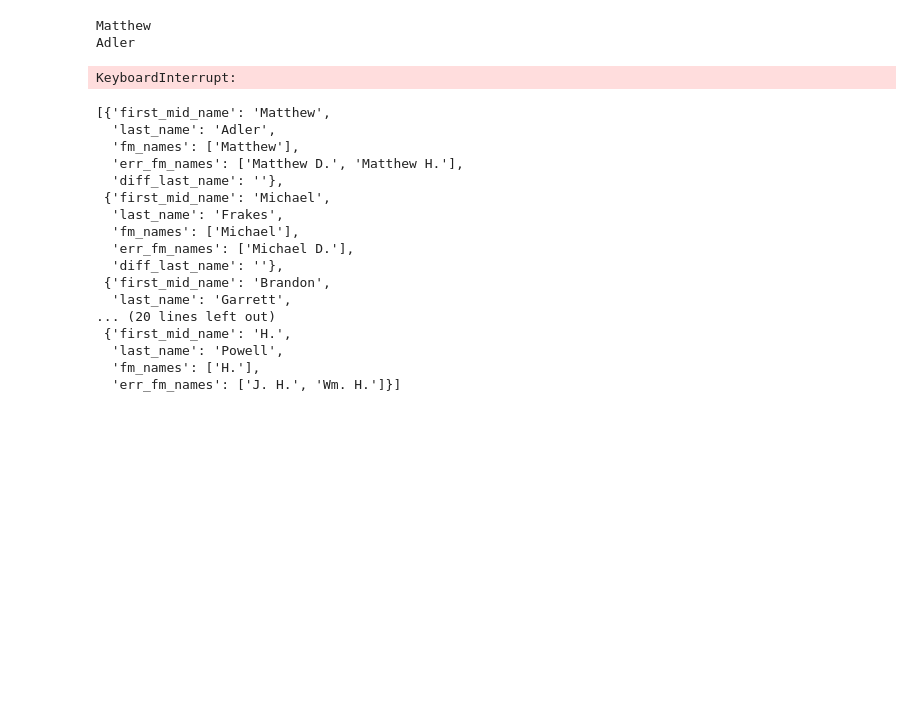
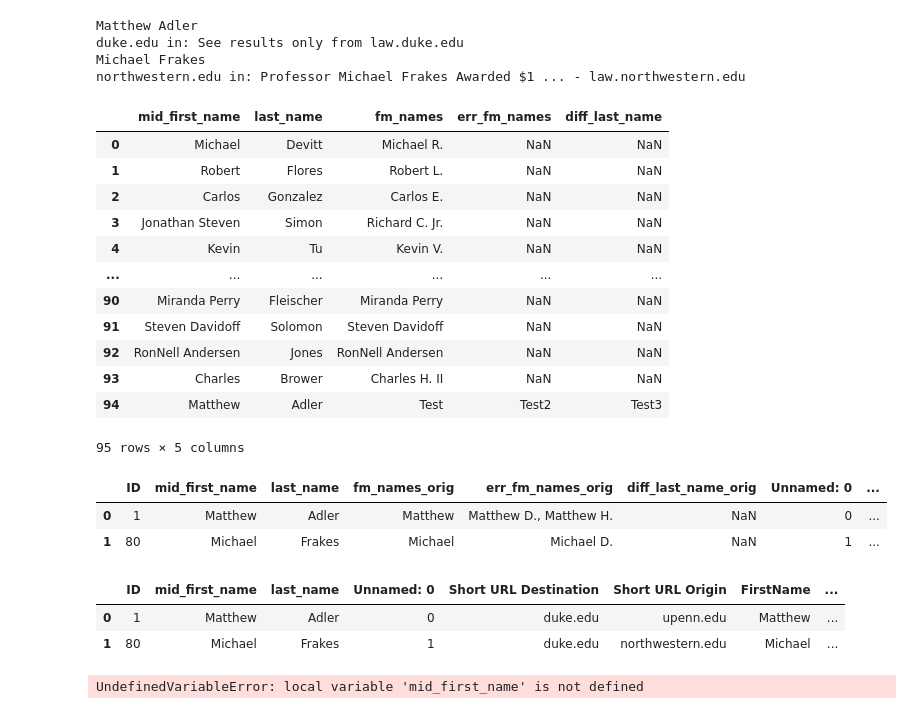
Before and after one commit to martinbolger/hein_scraping, a Jupyter notebook: code/hein_alt_name_data_creation_notebook.ipynb, the cells around one changed output. Saved outputs shown, nothing was run; the diff lists cells and outputs as text; code cells hidden in the pictures; blank space fills up the shorter version.

Commit message:
[Modify] Adds name mod merge step to the notebook.

```diff
--- a/code/hein_alt_name_data_creation_notebook.ipynb
+++ b/code/hein_alt_name_data_creation_notebook.ipynb
@@ -66,7 +66,7 @@ data = lateral
 # Create a list to store the alternate name data
 alt_names_data = []
 # Create the alt-names dataset
-alt_names_columns = ["first_mid_name", "last_name", "fm_names", "err_fm_names", "diff_last_name"]
+alt_names_columns = ["ID", "mid_first_name", "last_name", "fm_names", "err_fm_names", "diff_last_name"]
 # Add the names back into the dataframe of alternate names
 df_alt_names = pd.DataFrame(columns = alt_names_columns)
 # %%
@@ -94,12 +94,8 @@ for i in range(len(data)):
         print('File for ' + full_name + ' has already been created.')
         continue
 
-    # Initilization
-    # page_name = []
-    # err_fm_names = []
-    # df_sub = pd.DataFrame()
-    print(mid_first_name)
-    print(last_name)
+    # Print the name that we are considering
+    print(full_name)
 
     # Search by author to find potential alternative first and middle names:
     fm_names, err_fm_names = search_names(mid_first_name, last_name, school_url, driver, g_driver)
@@ -107,34 +103,40 @@ for i in range(len(data)):
 
     # Create a list of values to append to the dataframe
     # We convert fm_names and err_fm_names to lists of strings during this step
-    values_alt_names = [mid_first_name, last_name, fm_names, err_fm_names]
+    values_alt_names = [prof_id, mid_first_name, last_name, fm_names, err_fm_names]
     dict_values_alt_names = dict(zip(alt_names_columns, values_alt_names))
     alt_names_data.append(dict_values_alt_names)
 
 # Append all of the data to the ouput dataset and output to Excel
 df_alt_names = df_alt_names.append(alt_names_data)
-df_alt_names.to_excel(intr_path / "name_mod_test.xlsx")
+df_alt_names.to_excel(intr_path / "alt_name_list.xlsx")
 # %% [output]
-Matthew
-Adler
+Matthew Adler
+duke.edu in: See results only from law.duke.edu
+Michael Frakes
+northwestern.edu in: Professor Michael Frakes Awarded $1 ... - law.northwestern.edu
-KeyboardInterrupt:
-# %%
-alt_names_data
-# %% [output]
-[{'first_mid_name': 'Matthew',
-  'last_name': 'Adler',
-  'fm_names': ['Matthew'],
-  'err_fm_names': ['Matthew D.', 'Matthew H.'],
-  'diff_last_name': ''},
- {'first_mid_name': 'Michael',
-  'last_name': 'Frakes',
-  'fm_names': ['Michael'],
-  'err_fm_names': ['Michael D.'],
-  'diff_last_name': ''},
- {'first_mid_name': 'Brandon',
-  'last_name': 'Garrett',
-... (20 lines left out)
- {'first_mid_name': 'H.',
-  'last_name': 'Powell',
-  'fm_names': ['H.'],
-  'err_fm_names': ['J. H.', 'Wm. H.']}]
+# %%
+# MERGE: Merge on the other variables from the lateral data
+alt_name_full = pd.merge(df_alt_names, lateral, how = "left", left_on = "ID", right_on = "ID")
+# %% [output]
+|  | mid_first_name | last_name | fm_names | err_fm_names | diff_last_name |
+| 0 | Michael | Devitt | Michael R. | NaN | NaN |
+| 1 | Robert | Flores | Robert L. | NaN | NaN |
+| 2 | Carlos | Gonzalez | Carlos E. | NaN | NaN |
+| 3 | Jonathan Steven | Simon | Richard C. Jr. | NaN | NaN |
+| 4 | Kevin | Tu | Kevin V. | NaN | NaN |
+| ... | ... | ... | ... | ... | ... |
+| 90 | Miranda Perry | Fleischer | Miranda Perry | NaN | NaN |
+| 91 | Steven Davidoff | Solomon | Steven Davidoff | NaN | NaN |
+| 92 | RonNell Andersen | Jones | RonNell Andersen | NaN | NaN |
+| 93 | Charles | Brower | Charles H. II | NaN | NaN |
+| 94 | Matthew | Adler | Test | Test2 | Test3 |
+95 rows × 5 columns
+# %%
+# MERGE: Merge on the name mod dataset
+alt_name_name_mod_merge = pd.merge(alt_name_full, name_mod, how = "left", left_on = ["mid_first_name", "last_name"], right_on = ["mid_first_name", "last_name"], suffixes=('_orig', '_mod'))
+alt_name_name_mod_merge
+# %% [output]
+|  | ID | mid_first_name | last_name | fm_names_orig | err_fm_names_orig | diff_last_name_orig | Unnamed: 0 | ... |
+| 0 | 1 | Matthew | Adler | Matthew | Matthew D., Matthew H. | NaN | 0 | ... |
+| 1 | 80 | Michael | Frakes | Michael | Michael D. | NaN | 1 | ... |
@@ -140,0 +150,14 @@ alt_names_data
+# %%
+alt_name_name_mod_merge
+# %% [output]
+|  | ID | mid_first_name | last_name | Unnamed: 0 | Short URL Destination | Short URL Origin | FirstName | ... |
+| 0 | 1 | Matthew | Adler | 0 | duke.edu | upenn.edu | Matthew | ... |
+| 1 | 80 | Michael | Frakes | 1 | duke.edu | northwestern.edu | Michael | ... |
+# %%
+df_alt_names = pd.read_excel(intr_path / "alt_name_list.xlsx")
+
+# fm_names = mod_names([], [], df_alt_names)
+# fm_names
+# df_alt_names
+# %% [output]
+UndefinedVariableError: local variable 'mid_first_name' is not defined
```
Also changed, not shown: parts of 3 cells of this notebook.
